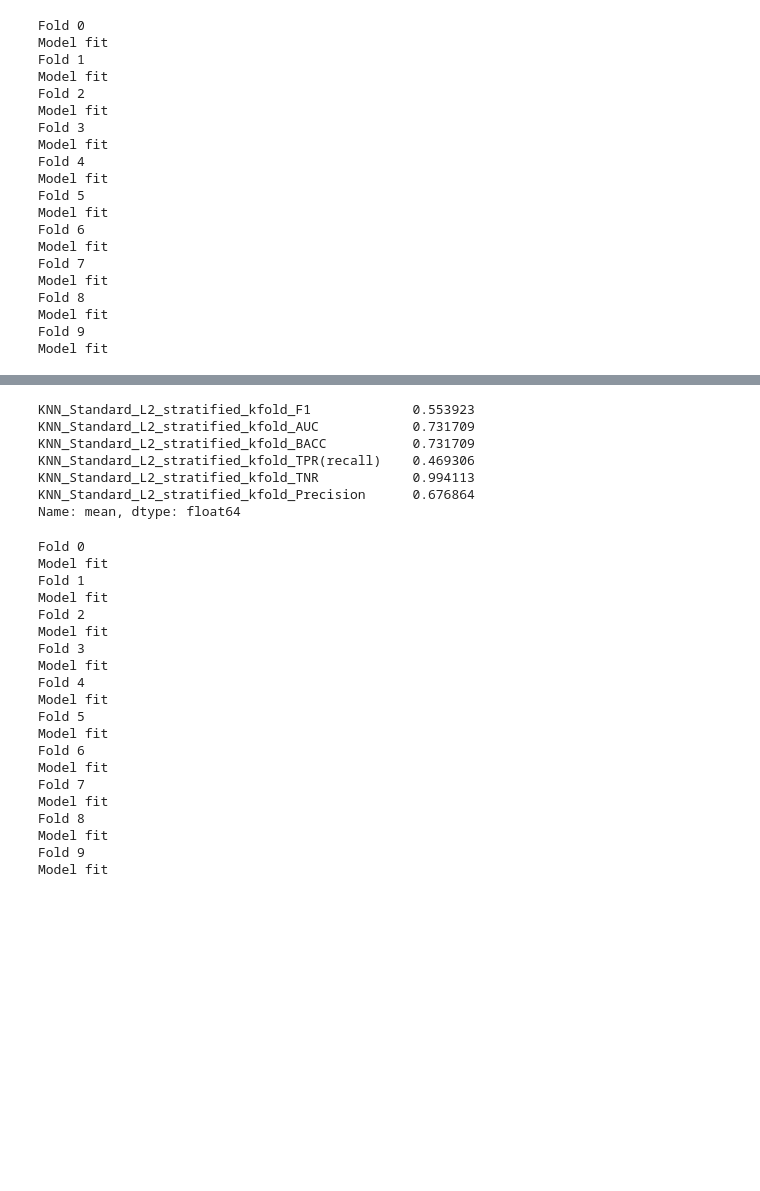
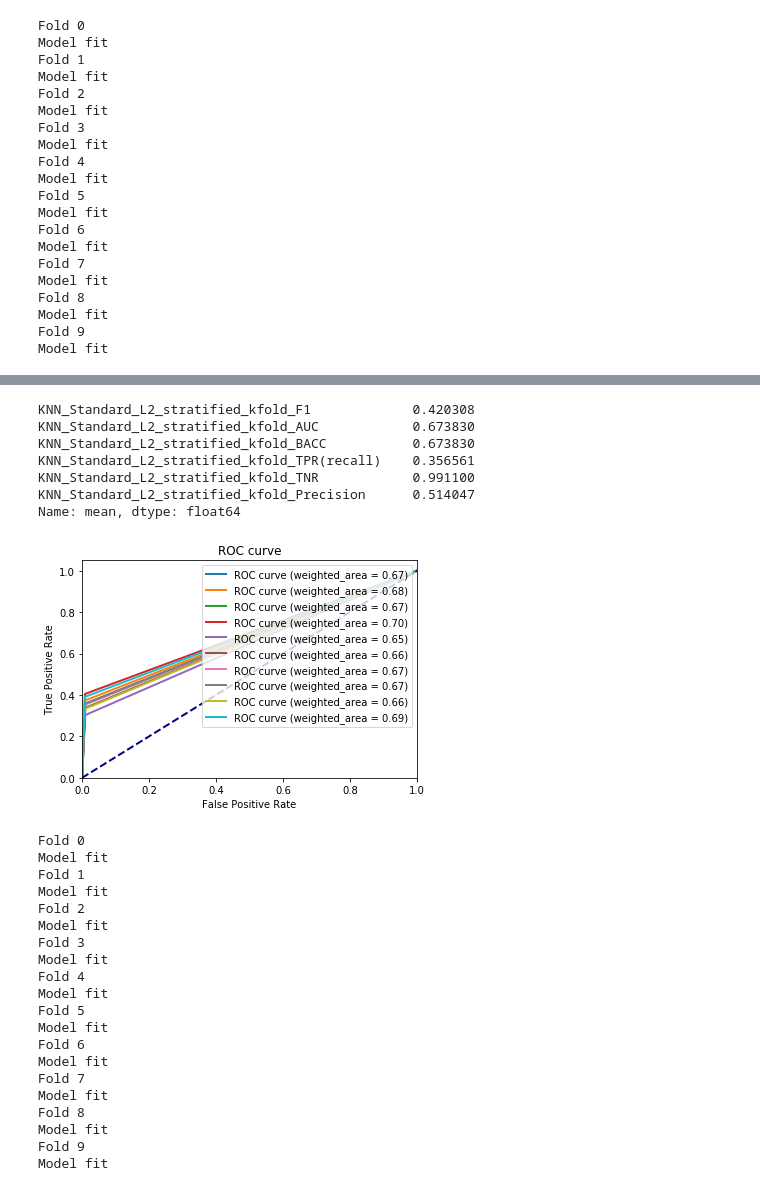
Before and after one commit to Dianna22/ML, a Jupyter notebook: SocialMediaBUZZ/models.ipynb, the cells around one changed output, grey strips where cells are left out. Drawn from its saved outputs; the diff is of its cells as text; code cells hidden in the pictures; blank space fills up the shorter version.

```diff
--- a/SocialMediaBUZZ/models.ipynb
+++ b/SocialMediaBUZZ/models.ipynb
@@ -2456,7 +2475,7 @@ def build_knn(train, test):
   model = KNeighborsClassifier(n_neighbors=3, weights='distance', algorithm='kd_tree', p=1)
   return model.fit(train, test)
 # %%
-knn_results_scaled, (y, pred) = test_results(build_knn, scale_data_standard, None,'l2',  data_X, data_Y, "KNN_Standard_L2")
+knn_results_scaled, (y, pred) = test_results(build_knn, scale_data_standard, None,None,'l2',  data_X, data_Y, "KNN_Standard_L2")
 # %% [output]
 Fold 0
 Model fit
@@ -2481,13 +2526,17 @@ Model fit
 # %%
 knn_results_scaled.describe().iloc[1]
 # %% [output]
-KNN_Standard_L2_stratified_kfold_F1             0.553923
-KNN_Standard_L2_stratified_kfold_AUC            0.731709
-KNN_Standard_L2_stratified_kfold_BACC           0.731709
-KNN_Standard_L2_stratified_kfold_TPR(recall)    0.469306
-KNN_Standard_L2_stratified_kfold_TNR            0.994113
-KNN_Standard_L2_stratified_kfold_Precision      0.676864
+KNN_Standard_L2_stratified_kfold_F1             0.420308
+KNN_Standard_L2_stratified_kfold_AUC            0.673830
+KNN_Standard_L2_stratified_kfold_BACC           0.673830
+KNN_Standard_L2_stratified_kfold_TPR(recall)    0.356561
+KNN_Standard_L2_stratified_kfold_TNR            0.991100
+KNN_Standard_L2_stratified_kfold_Precision      0.514047
 Name: mean, dtype: float64
+# %%
+plot_roc_curve(y,pred)
+# %% [output]
+[figure, added]
 # %%
 knn_results_scaled, (y, pred) = test_results(build_knn, scale_data_standard, None,'l1',  data_X, data_Y, "KNN_Standard_L1")
 # %% [output]
```
Also changed, not shown: parts of 34 cells of this notebook.
